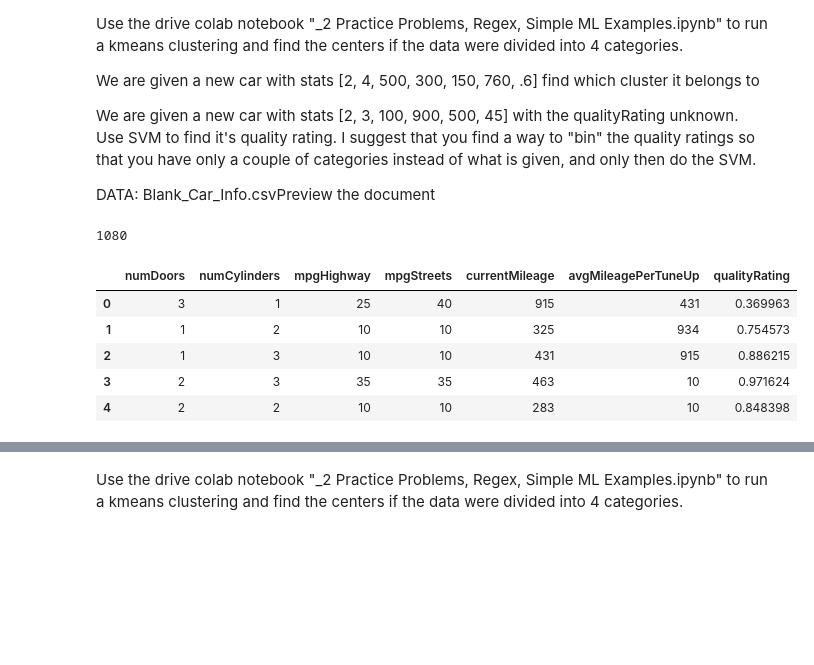
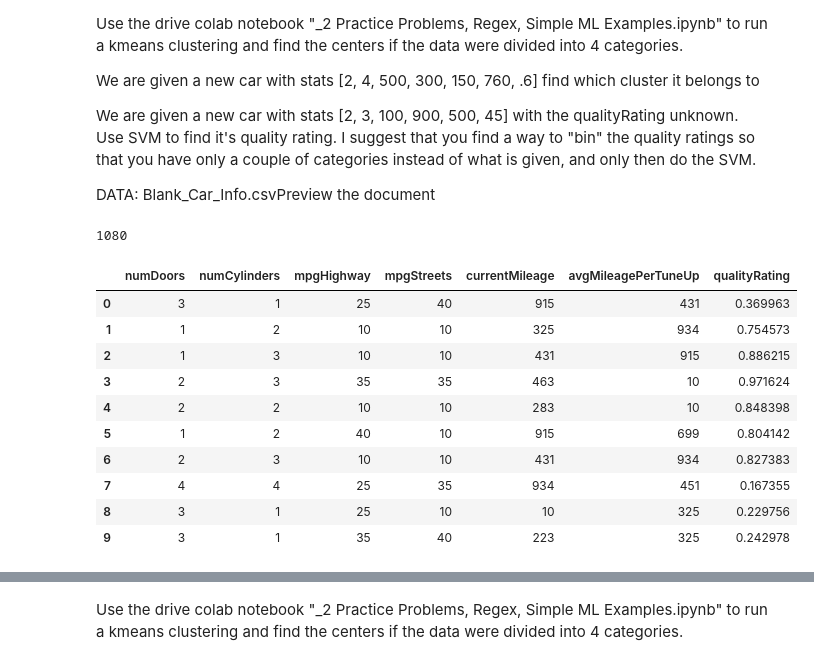
Before and after one commit to hwasser95/myhw, a Jupyter notebook: hw2.ipynb, the cells around one changed output, grey strips where cells are left out. Saved outputs shown, nothing was run; the diff lists cells and outputs as text; code cells hidden in the pictures; blank space fills up the shorter version.

```diff
--- a/hw2.ipynb
+++ b/hw2.ipynb
@@ -21,19 +21,24 @@ DATA: Blank_Car_Info.csvPreview the document
 # %%
 import pandas as pd
 import matplotlib.pyplot as plt
 column_names = ['numDoors', 'numCylinders', 'mpgHighway', 'mpgStreets', 'currentMileage', 'avgMileagePerTuneUp', 'qualityRating']
 df = pd.read_csv("https://raw.githubusercontent.com/hwasser95/myhw/main/Blank_Car_Info.csv", header= None)
 df.columns=column_names
 print(len(df))
-df.head()
+df.head(10)
 # %% [output]
 1080
 |  | numDoors | numCylinders | mpgHighway | mpgStreets | currentMileage | avgMileagePerTuneUp | qualityRating |
 | 0 | 3 | 1 | 25 | 40 | 915 | 431 | 0.369963 |
 | 1 | 1 | 2 | 10 | 10 | 325 | 934 | 0.754573 |
 | 2 | 1 | 3 | 10 | 10 | 431 | 915 | 0.886215 |
 | 3 | 2 | 3 | 35 | 35 | 463 | 10 | 0.971624 |
 | 4 | 2 | 2 | 10 | 10 | 283 | 10 | 0.848398 |
+| 5 | 1 | 2 | 40 | 10 | 915 | 699 | 0.804142 |
+| 6 | 2 | 3 | 10 | 10 | 431 | 934 | 0.827383 |
+| 7 | 4 | 4 | 25 | 35 | 934 | 451 | 0.167355 |
+| 8 | 3 | 1 | 25 | 10 | 10 | 325 | 0.229756 |
+| 9 | 3 | 1 | 35 | 40 | 223 | 325 | 0.242978 |
 # %%
 #to check for null
 print(len(df))
```
Also changed, not shown: parts of 7 cells of this notebook.
